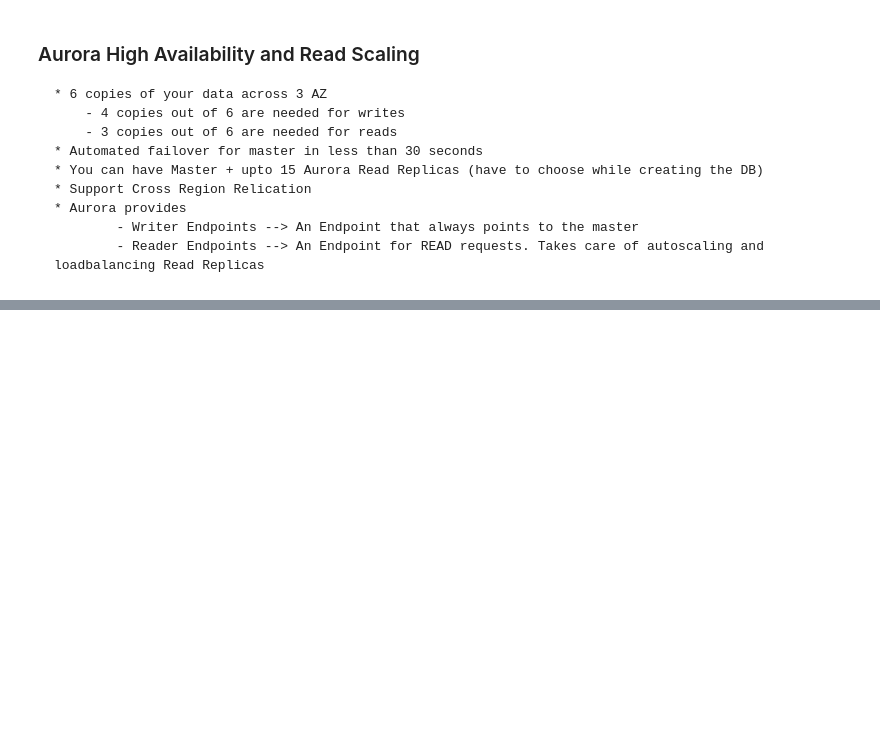
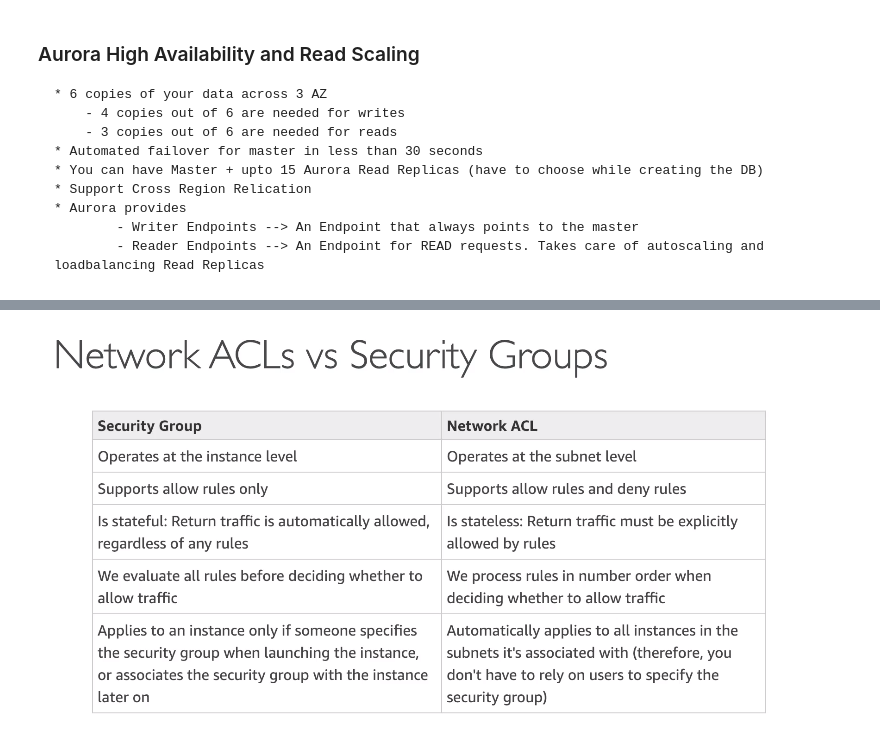
Before and after one commit to tanmay-kulkarni/blog, a Jupyter notebook: _notebooks/2022-01-05-aws-cda-notes.ipynb, the cells around one changed output, grey strips where cells are left out. Saved outputs shown, nothing was run; the diff lists cells and outputs as text; code cells hidden in the pictures; blank space fills up the shorter version.

```diff
--- a/_notebooks/2022-01-05-aws-cda-notes.ipynb
+++ b/_notebooks/2022-01-05-aws-cda-notes.ipynb
@@ -353,0 +422,4 @@ It consists of:
+# %%
+Image("/home/tanmay/Pictures/training/nacl_vs_sg.png")
+# %% [output]
+[figure, added]
```
Also changed, not shown: parts of 15 cells of this notebook.
